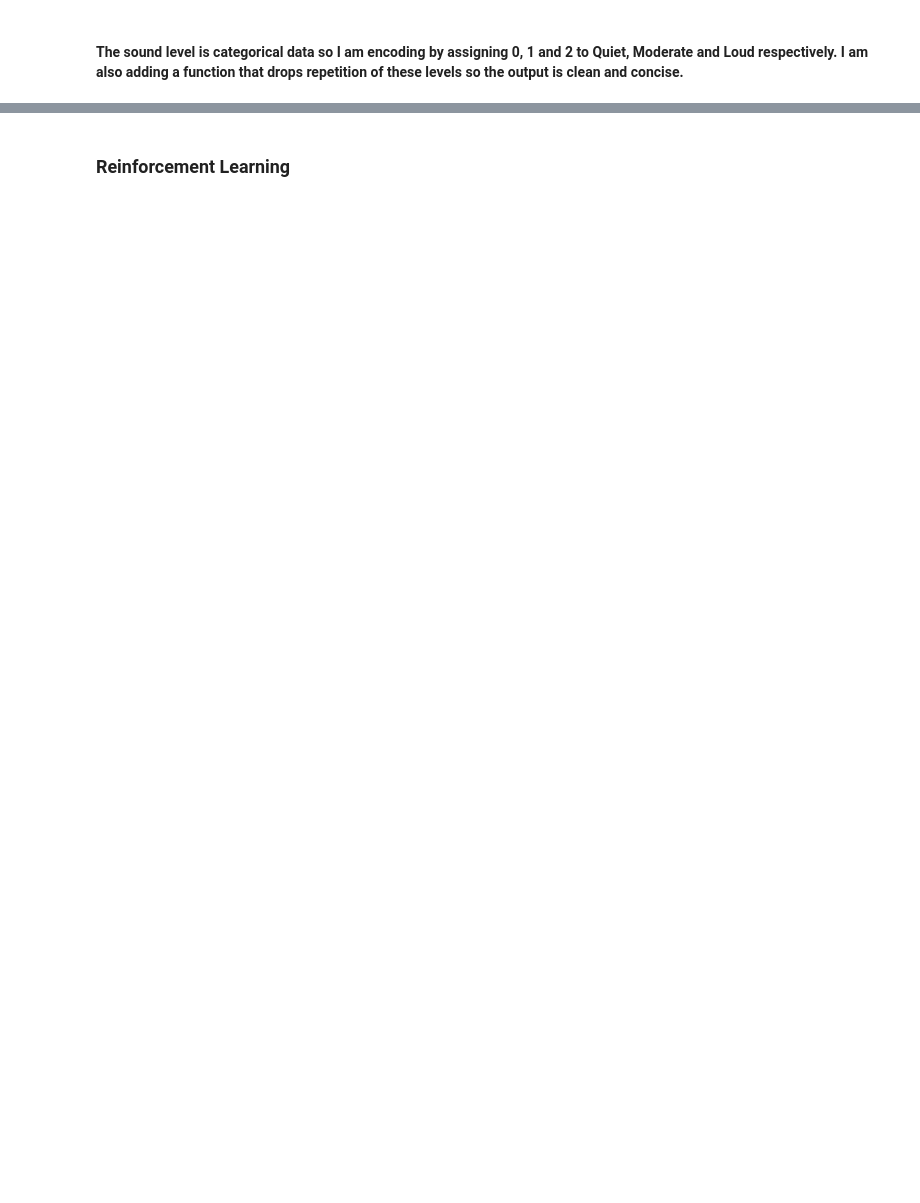
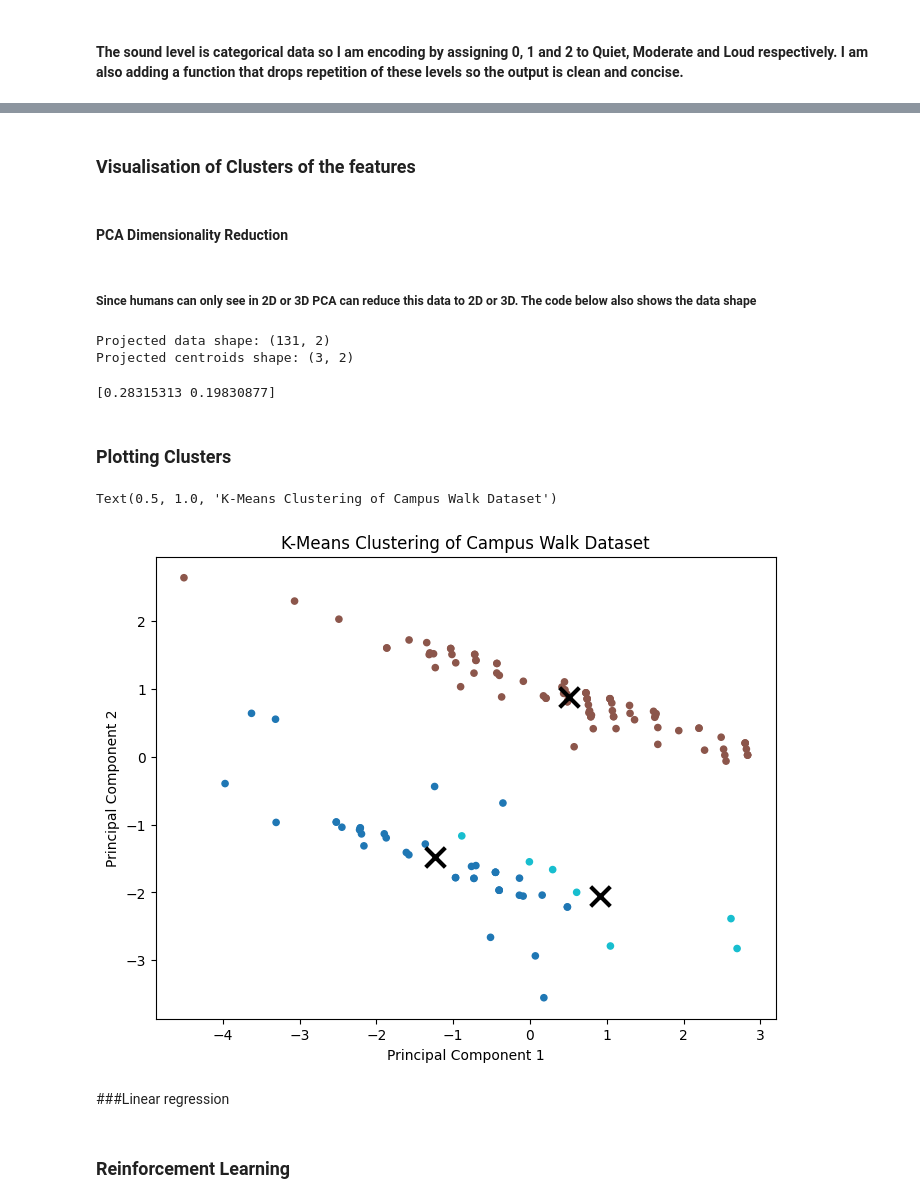
Before and after one commit to nandita010/ml-campusproject-colab, a Jupyter notebook: CampusWalkDataset.ipynb, the cells around one changed output, grey strips where cells are left out. Drawn from its saved outputs; the diff is of its cells as text; code cells hidden in the pictures; blank space fills up the shorter version.

Commit message:
Added Visualisation of Clusters, Lab 8, Week 10/11/26

```diff
--- a/CampusWalkDataset.ipynb
+++ b/CampusWalkDataset.ipynb
@@ -270,2 +499,67 @@ print(df[['sound level', 'sound_level_encoded']]
+# %% [markdown]
+### Visualisation of Clusters of the features
+# %% [markdown]
+#### PCA Dimensionality Reduction
+# %% [markdown]
+##### Since humans can only see in 2D or 3D PCA can reduce this data to 2D or 3D. The code below also shows the data shape
+# %%
+import pandas as pd
+from sklearn.decomposition import PCA
+
+# 1. Initialize PCA
+pca = PCA(n_components=2)
+
+# 2. Fit and transform using raw values (.values) to avoid saving column names
+data_projected = pca.fit_transform(df_scaled.values)
+
+# 3. Transform the cluster centers (already a raw array, so no mismatch!)
+centroids_projected = pca.transform(kmeans.cluster_centers_)
+
+print("Projected data shape:", data_projected.shape)
+print("Projected centroids shape:", centroids_projected.shape)
+# %% [output]
+Projected data shape: (131, 2)
+Projected centroids shape: (3, 2)
+# %%
+print(pca.explained_variance_ratio_) #This represents the PC1 and PC2 - X-axis and Y-axis of the plot
+# %% [output]
+[0.28315313 0.19830877]
+# %% [markdown]
+### Plotting Clusters
+# %%
+import matplotlib.pyplot as plt
+
+plt.figure(figsize=(8, 6)) # 4:3 ratio
+
+# Using kmeans.labels_ to define colors for the points
+plt.scatter(
+    data_projected[:, 0],
+    data_projected[:, 1],
+    c=kmeans.labels_,
+    cmap="tab10",
+    s=20,
+)
+
+plt.scatter(
+    centroids_projected[:, 0], #Plotting coordinates X and Y
+    centroids_projected[:, 1],
+    marker="x",
+    c="black",
+    s=200,      #color and the size of X
+    linewidths=3,
+    label="Centroids",
+)
+
+plt.xlabel("Principal Component 1")
+plt.ylabel("Principal Component 2")
+
+plt.title(
+    "K-Means Clustering of Campus Walk Dataset"
+)
+# %% [output]
+Text(0.5, 1.0, 'K-Means Clustering of Campus Walk Dataset')
+[figure, added]
+# %% [markdown]
+###Linear regression
 # %% [markdown]
 ### Reinforcement Learning
```
Also changed, not shown: parts of 15 cells of this notebook.
